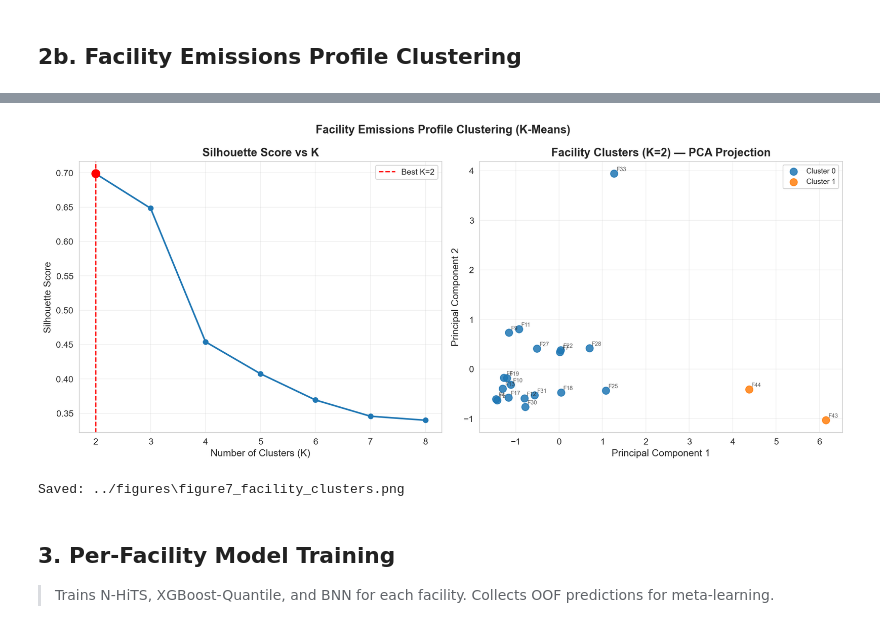
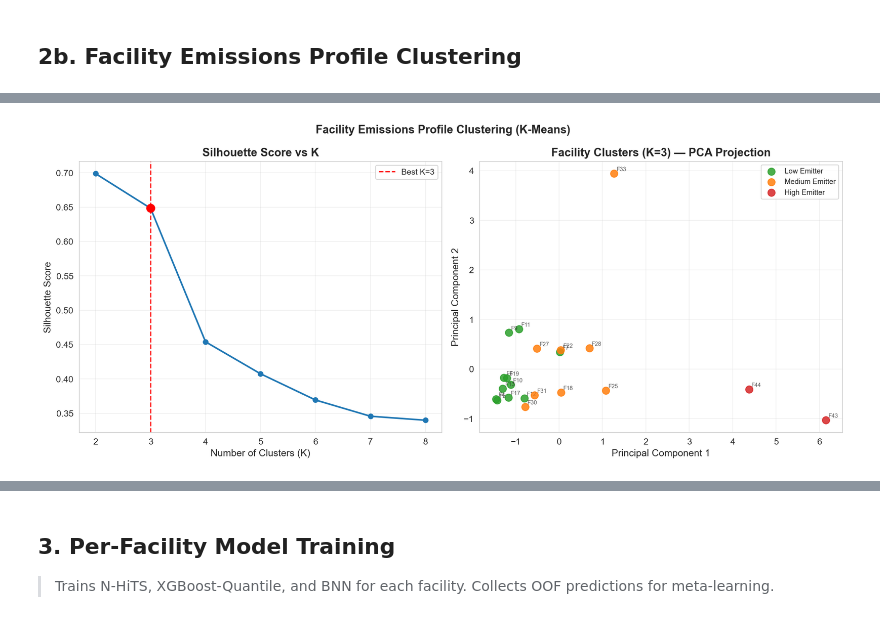
Before and after one commit to AlugoIdris/emissions-forecast, a Jupyter notebook: notebooks/01_run_pipeline.ipynb, the cells around one changed output, grey strips where cells are left out. Drawn from its saved outputs; the diff is of its cells as text; code cells hidden in the pictures.

Commit message:
Refactor clustering into src/models/clustering_model.py; align cell 9 to use run_facility_clustering()

```diff
--- a/notebooks/01_run_pipeline.ipynb
+++ b/notebooks/01_run_pipeline.ipynb
@@ -144,69 +144,31 @@ df.head(3)
 # %% [markdown]
 ## 2b. Facility Emissions Profile Clustering
 # %%
-from sklearn.cluster import KMeans
-from sklearn.metrics import silhouette_score
-from sklearn.preprocessing import StandardScaler
-from sklearn.decomposition import PCA
-from sklearn.linear_model import LinearRegression as _LR
+import os
+from src.models.clustering_model import run_facility_clustering
 from src.visualization import plot_facility_clusters
-import os
 
-# Build per-facility aggregate features
-fac_stats = []
-for fac, grp in df_raw.groupby("Facility"):
-    grp = grp.sort_values("Date")
-    y = grp[TARGET_COL].values
-    t = np.arange(len(y)).reshape(-1, 1)
-    slope = _LR().fit(t, y).coef_[0]
-    fac_stats.append({
-        "Facility":       fac,
-        "MeanEmissions":  y.mean(),
-        "StdEmissions":   y.std(),
-        "Trend":          slope,
-        "MeanProduction": grp["Production"].mean()        if "Production"        in grp.columns else 0.0,
-        "MeanEnergy":     grp["Energy_MWh"].mean()        if "Energy_MWh"        in grp.columns else 0.0,
-        "MeanRenewable":  grp["Renewable_percent"].mean() if "Renewable_percent" in grp.columns else 0.0,
-    })
+clust = run_facility_clustering(df_raw)
 
-fac_df = pd.DataFrame(fac_stats).set_index("Facility")
-X_clust = StandardScaler().fit_transform(fac_df.values)
-
-# Silhouette sweep K = 2..8
-sil_scores = {}
-for k in range(2, 9):
-    km = KMeans(n_clusters=k, random_state=RANDOM_SEED, n_init=10)
-    labels = km.fit_predict(X_clust)
-    sil_scores[k] = silhouette_score(X_clust, labels)
-    logger.info("K=%d  silhouette=%.4f", k, sil_scores[k])
-
-best_k = max(sil_scores, key=sil_scores.get)
-logger.info("Best K=%d  (silhouette=%.4f)", best_k, sil_scores[best_k])
-
-print("\n-- Silhouette Scores --")
-for k, s in sorted(sil_scores.items()):
-    marker = "  <-- best" if k == best_k else ""
+print("-- Silhouette Scores --")
+for k, s in sorted(clust["sil_scores"].items()):
+    marker = "  <-- selected (elbow)" if k == clust["best_k"] else ""
     print(f"  K={k}  silhouette={s:.4f}{marker}")
 
-# Final clustering
-km_best = KMeans(n_clusters=best_k, random_state=RANDOM_SEED, n_init=10)
-cluster_labels = km_best.fit_predict(X_clust)
-pca_coords = PCA(n_components=2, random_state=RANDOM_SEED).fit_transform(X_clust)
-cluster_df = pd.DataFrame({
-    "Facility": fac_df.index,
-    "Cluster":  cluster_labels,
-    "PC1":      pca_coords[:, 0],
-    "PC2":      pca_coords[:, 1],
-})
-
-print("\n-- Cluster Membership --")
-for cl in sorted(cluster_df["Cluster"].unique()):
-    members = cluster_df[cluster_df["Cluster"] == cl]["Facility"].tolist()
-    print(f"  Cluster {cl} ({len(members)}): {', '.join(members)}")
+print("\n-- Cluster Membership (K=3, manuscript-aligned) --")
+n_fac = len(clust["fac_df"])
+for label, members in [
+    ("High Emitter",   clust["high_facs"]),
+    ("Medium Emitter", clust["medium_facs"]),
+    ("Low Emitter",    clust["low_facs"]),
+]:
+    pct    = round(len(members) / n_fac * 100)
+    mean_e = clust["fac_df"].loc[members, "MeanEmissions"].mean()
+    print(f"  {label}: {len(members)} ({pct}%)  mean={mean_e:.1f} tCO2  -> {', '.join(members)}")
 
 os.makedirs("../figures", exist_ok=True)
 cluster_fig_path = plot_facility_clusters(
-    cluster_df, sil_scores, best_k,
+    clust["cluster_df"], clust["sil_scores"], clust["best_k"],
     output_dir="../figures", show=True,
 )
 print(f"\nSaved: {cluster_fig_path}")
@@ -233,0 +190 @@ print(f"\nSaved: {cluster_fig_path}")
+[figure, new version]
@@ -235,5 +192,3 @@ print(f"\nSaved: {cluster_fig_path}")
-[figure, old version]
-Saved: ../figures\figure7_facility_clusters.png
 # %% [markdown]
 ## 3. Per-Facility Model Training
 
```
Also changed, not shown: parts of 1 cell of this notebook, 3 other files.
